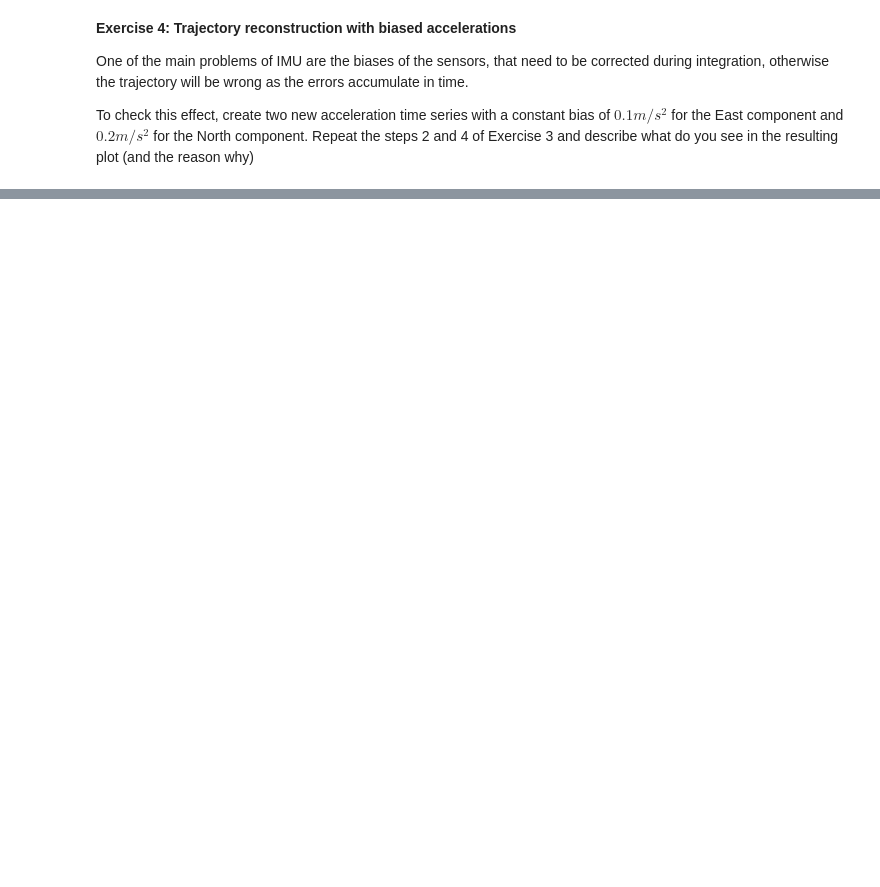
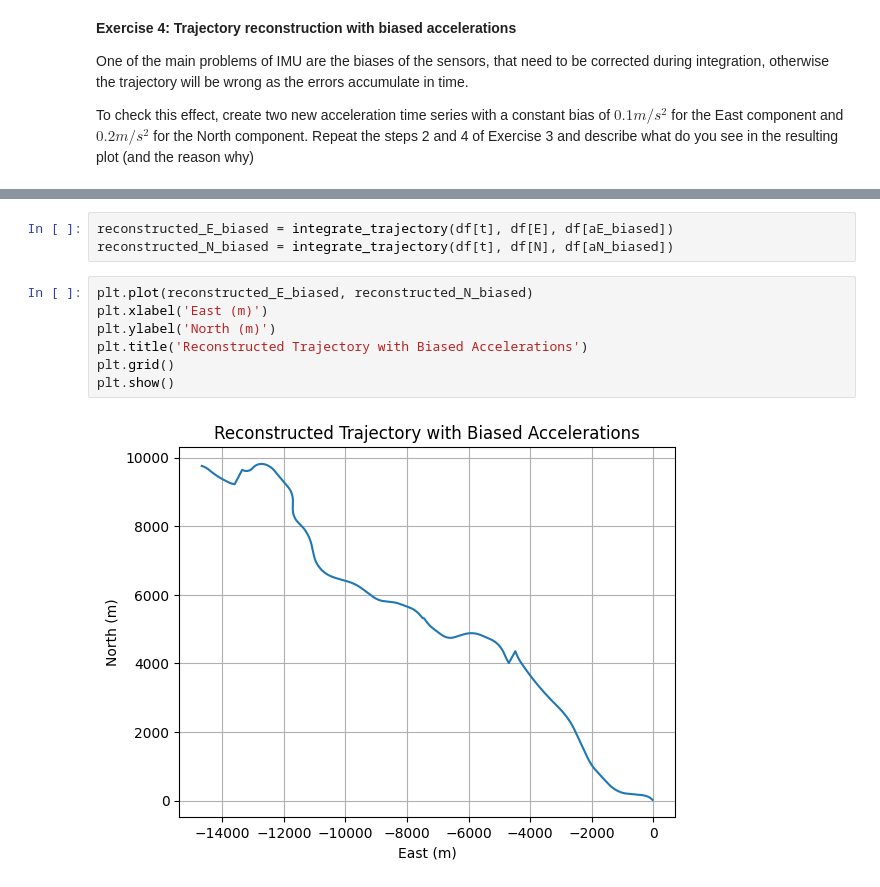
Before and after one commit to FranciscoSagardoyProus/PAI_REPO, a Jupyter notebook: plab/p3_GNSS_IMU.ipynb, the cells around one changed output, grey strips where cells are left out. Saved outputs shown, nothing was run; the diff lists cells and outputs as text; blank space fills up the shorter version.

```diff
--- a/plab/p3_GNSS_IMU.ipynb
+++ b/plab/p3_GNSS_IMU.ipynb
@@ -313,0 +357,12 @@ To check this effect, create two new acceleration time series with a constant bi
+# %%
+reconstructed_E_biased = integrate_trajectory(df[t], df[E], df[aE_biased])
+reconstructed_N_biased = integrate_trajectory(df[t], df[N], df[aN_biased])
+# %%
+plt.plot(reconstructed_E_biased, reconstructed_N_biased)
+plt.xlabel('East (m)')
+plt.ylabel('North (m)')
+plt.title('Reconstructed Trajectory with Biased Accelerations')
+plt.grid()
+plt.show()
+# %% [output]
+[figure, added]
```
Also changed, not shown: parts of 10 cells of this notebook.
